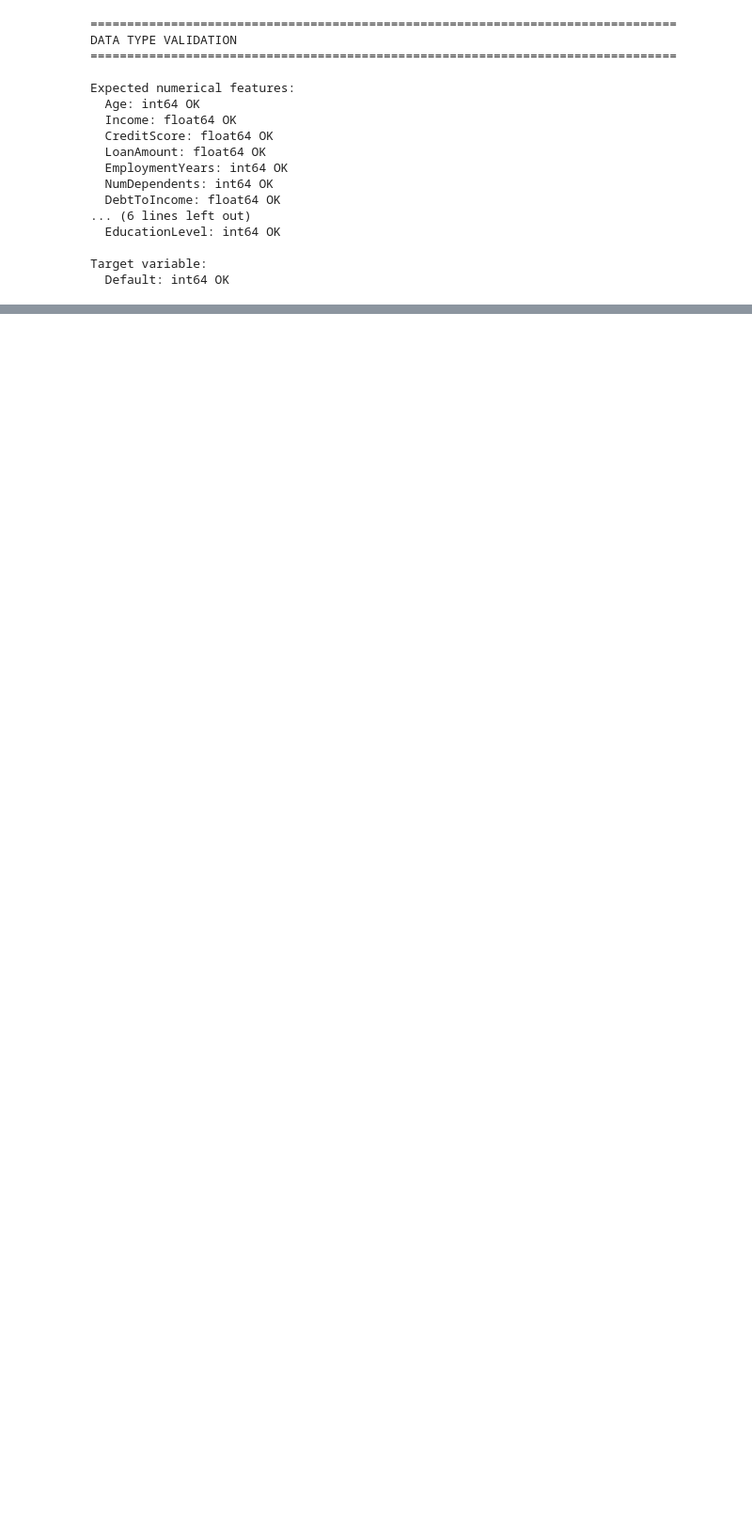
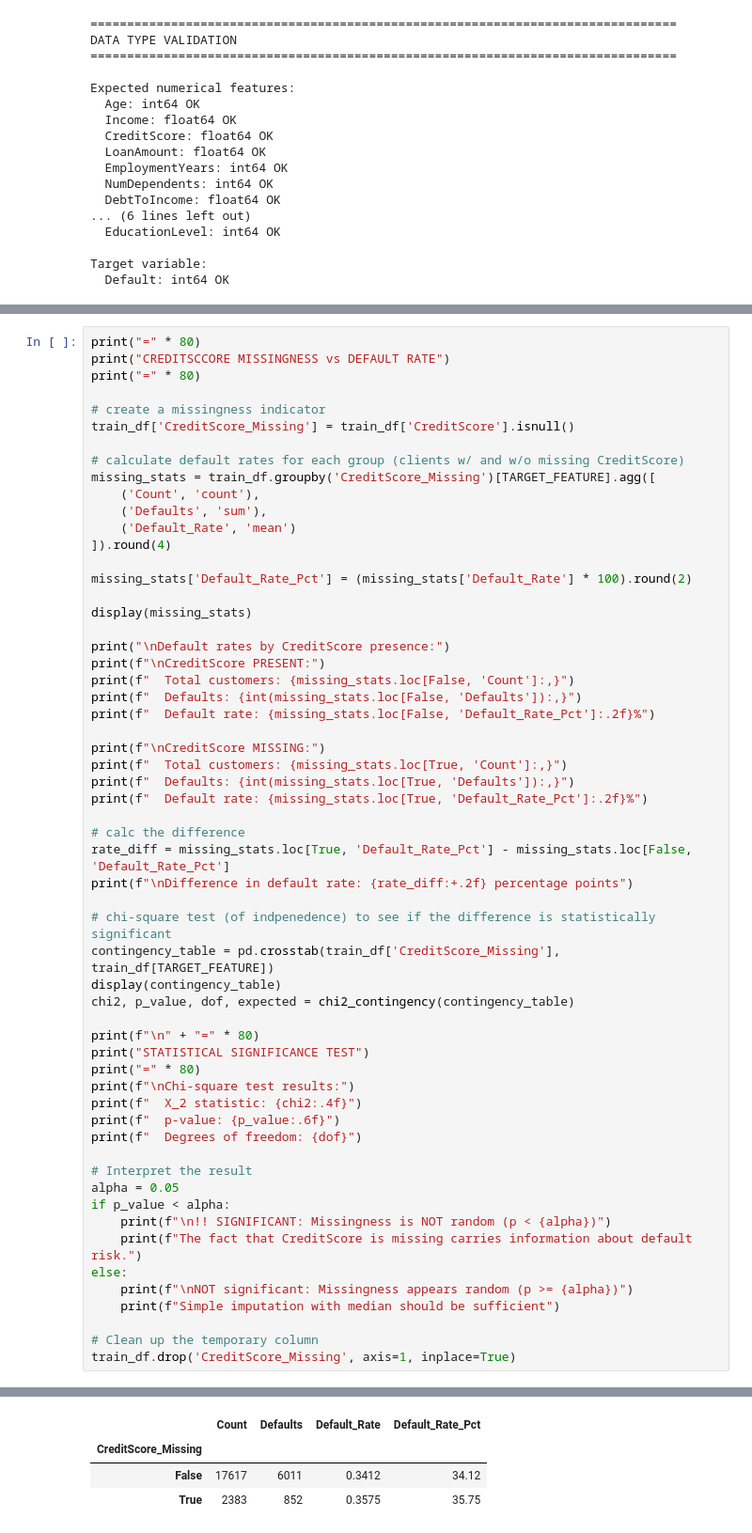
Before and after one commit to expigo/challenging_ds, a Jupyter notebook: notebooks/01_eda.ipynb, the cells around one changed output, grey strips where cells are left out. Shown at 94% size. Cells and saved outputs as stored; diff of their text form; blank space fills up the shorter version.

```diff
--- a/notebooks/01_eda.ipynb
+++ b/notebooks/01_eda.ipynb
@@ -254,0 +320,59 @@ Figure saved to /Users/kryspin/personal/playground/recruitment/challengING_DS/in
+# %%
+print("=" * 80)
+print("CREDITSCCORE MISSINGNESS vs DEFAULT RATE")
+print("=" * 80)
+
+# create a missingness indicator
+train_df['CreditScore_Missing'] = train_df['CreditScore'].isnull()
+
+# calculate default rates for each group (clients w/ and w/o missing CreditScore)
+missing_stats = train_df.groupby('CreditScore_Missing')[TARGET_FEATURE].agg([
+    ('Count', 'count'),
+    ('Defaults', 'sum'),
+    ('Default_Rate', 'mean')
+]).round(4)
+
+missing_stats['Default_Rate_Pct'] = (missing_stats['Default_Rate'] * 100).round(2)
+
+display(missing_stats)
+
+print("\nDefault rates by CreditScore presence:")
+print(f"\nCreditScore PRESENT:")
+print(f"  Total customers: {missing_stats.loc[False, 'Count']:,}")
+print(f"  Defaults: {int(missing_stats.loc[False, 'Defaults']):,}")
+print(f"  Default rate: {missing_stats.loc[False, 'Default_Rate_Pct']:.2f}%")
+
+print(f"\nCreditScore MISSING:")
+print(f"  Total customers: {missing_stats.loc[True, 'Count']:,}")
+print(f"  Defaults: {int(missing_stats.loc[True, 'Defaults']):,}")
+print(f"  Default rate: {missing_stats.loc[True, 'Default_Rate_Pct']:.2f}%")
+
+# calc the difference
+rate_diff = missing_stats.loc[True, 'Default_Rate_Pct'] - missing_stats.loc[False, 'Default_Rate_Pct']
+print(f"\nDifference in default rate: {rate_diff:+.2f} percentage points")
+
+# chi-square test (of indpenedence) to see if the difference is statistically significant
+contingency_table = pd.crosstab(train_df['CreditScore_Missing'], train_df[TARGET_FEATURE])
+display(contingency_table)
+chi2, p_value, dof, expected = chi2_contingency(contingency_table)
+
+print(f"\n" + "=" * 80)
+print("STATISTICAL SIGNIFICANCE TEST")
+print("=" * 80)
+print(f"\nChi-square test results:")
+print(f"  X_2 statistic: {chi2:.4f}")
+print(f"  p-value: {p_value:.6f}")
+print(f"  Degrees of freedom: {dof}")
+
+# Interpret the result
+alpha = 0.05
+if p_value < alpha:
+    print(f"\n!! SIGNIFICANT: Missingness is NOT random (p < {alpha})")
+    print(f"The fact that CreditScore is missing carries information about default risk.")
+else:
+    print(f"\nNOT significant: Missingness appears random (p >= {alpha})")
+    print(f"Simple imputation with median should be sufficient")
+
+# Clean up the temporary column
+train_df.drop('CreditScore_Missing', axis=1, inplace=True)
+# %% [output]
@@ -254,0 +382,4 @@ Figure saved to /Users/kryspin/personal/playground/recruitment/challengING_DS/in
+|  | Count | Defaults | Default_Rate | Default_Rate_Pct |
+| CreditScore_Missing |  |  |  |  |
+| False | 17617 | 6011 | 0.3412 | 34.12 |
+| True | 2383 | 852 | 0.3575 | 35.75 |
```
Also changed, not shown: parts of 7 cells of this notebook.
